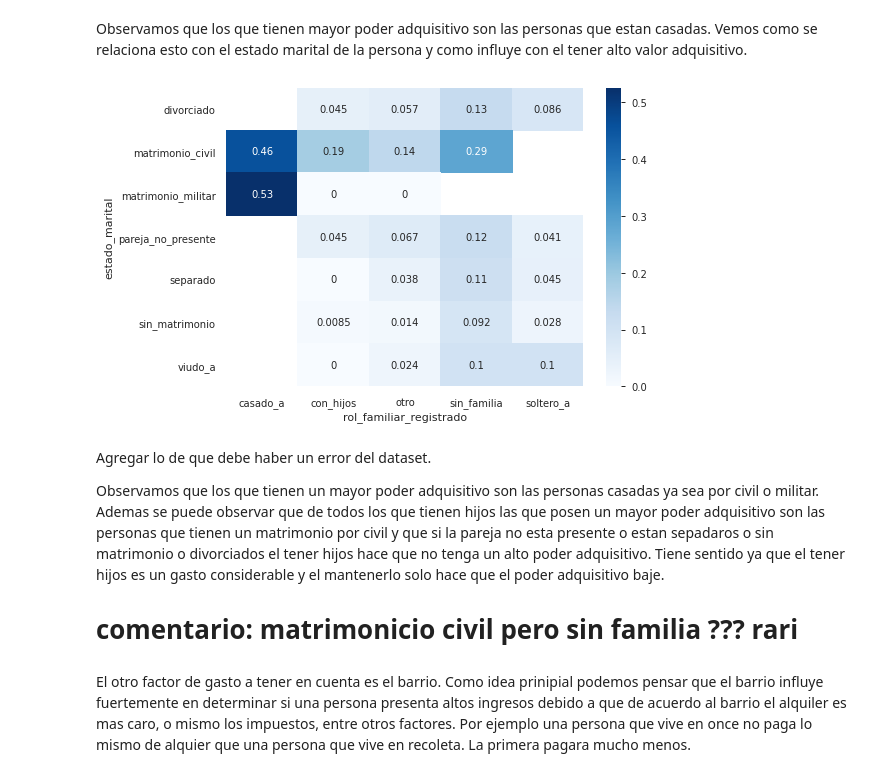
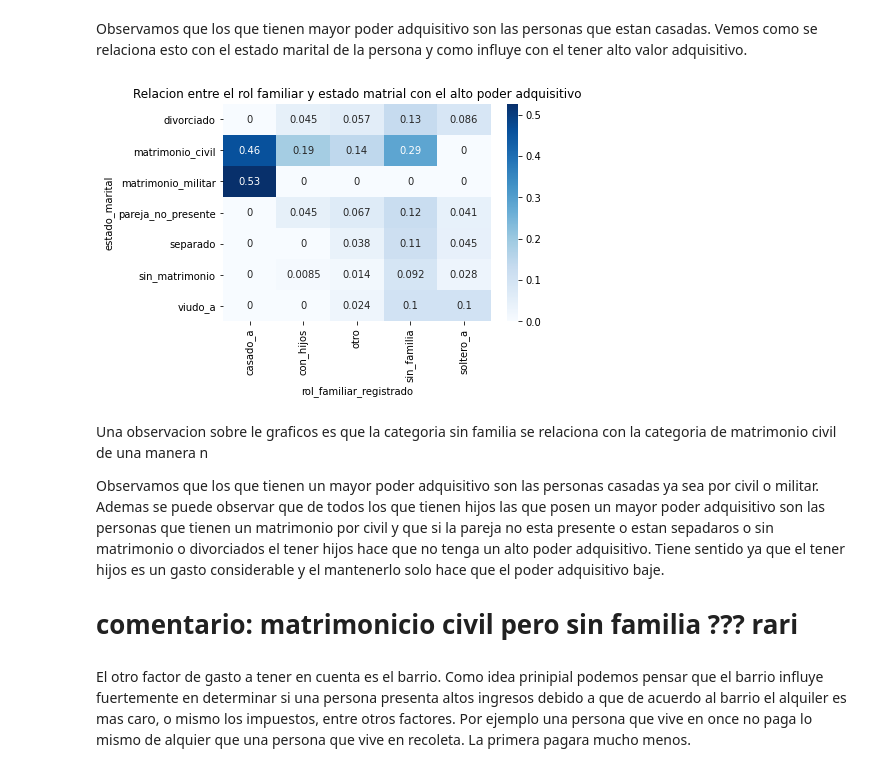
Before and after one commit to solfonte/TP1-OrganizacionDeDatos, a Jupyter notebook: TPparte1.ipynb, the cells around one changed output. Saved outputs shown, nothing was run; the diff lists cells and outputs as text; code cells hidden in the pictures.

```diff
--- a/TPparte1.ipynb
+++ b/TPparte1.ipynb
@@ -536,15 +447,16 @@ estado_persona.groupby(by='rol_familiar_registrado').agg({'tiene_alto_valor_adqu
 Observamos que los que tienen mayor poder adquisitivo son las personas que estan casadas.
 Vemos como se relaciona esto con el estado marital de la persona y como influye con el tener alto valor adquisitivo.
 # %%
-#relacion_persona_y_poder_adquisitivo = estado_persona.pivot(index = 'estado_marital', columns = 'rol_familiar_registrado', values = 'tiene_alto_valor_adquisitivo')
 relacion_persona_y_poder_adquisitivo = pd.pivot_table(data = estado_persona, index = 'estado_marital', columns = 'rol_familiar_registrado', values = 'tiene_alto_valor_adquisitivo', aggfunc = 'mean')
-
+relacion_persona_y_poder_adquisitivo = relacion_persona_y_poder_adquisitivo.fillna(0)
 sns.heatmap(relacion_persona_y_poder_adquisitivo, cmap="Blues", annot=True)
+plt.xticks(rotation=90)
+plt.title("Relacion entre el rol familiar y estado matrial con el alto poder adquisitivo")
 plt.show()
 # %% [output]
-[figure, old version]
+[figure, new version]
 # %% [markdown]
-Agregar lo de que debe haber un error del dataset.
+Una observacion sobre le graficos es que la categoria sin familia se relaciona con la categoria de matrimonio civil de una manera n
 
 Observamos que los que tienen un mayor poder adquisitivo son las personas casadas ya sea por civil o militar. Ademas se puede observar que de todos los que tienen hijos las que posen un mayor poder adquisitivo son las personas que tienen un matrimonio por civil y que si la pareja no esta presente o estan sepadaros o sin matrimonio o divorciados el tener hijos hace que no tenga un alto poder adquisitivo. Tiene sentido ya que el tener hijos es un gasto considerable y el mantenerlo solo hace que el poder adquisitivo baje.
 # comentario: matrimonicio civil pero sin familia ??? rari
```
Also changed, not shown: parts of 59 cells of this notebook.
